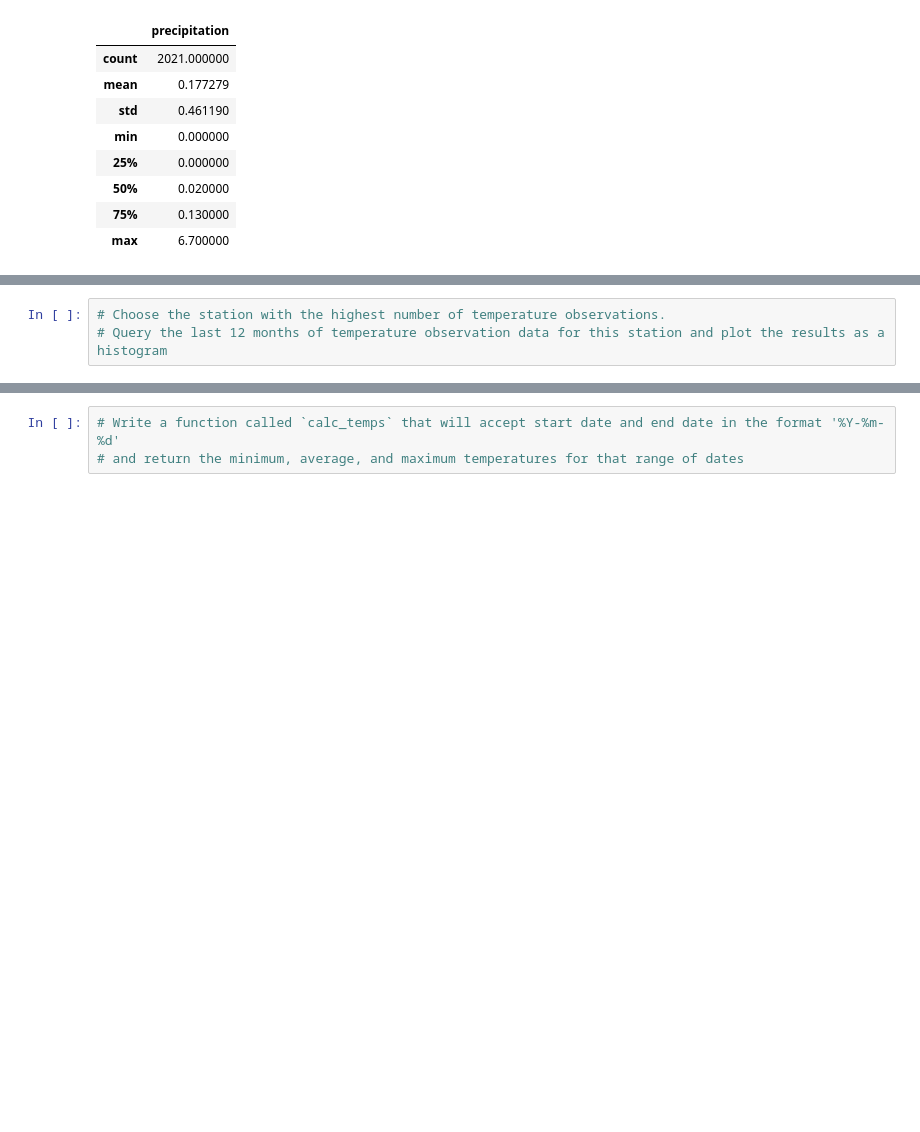
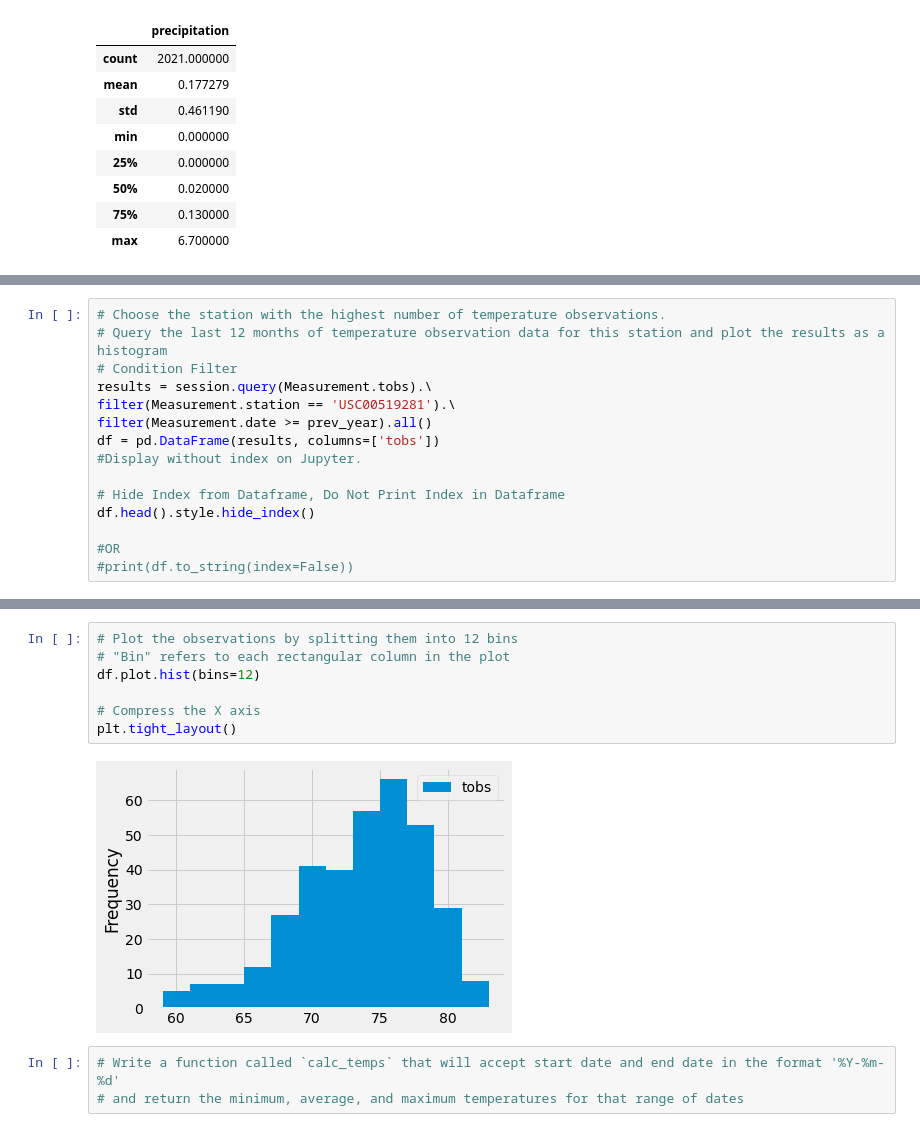
Before and after one commit to amykatherines/surfs_up, a Jupyter notebook: climate_analysis.ipynb, the cells around one changed output, grey strips where cells are left out. Drawn from its saved outputs; the diff is of its cells as text; blank space fills up the shorter version.

```diff
--- a/climate_analysis.ipynb
+++ b/climate_analysis.ipynb
@@ -121,3 +155,15 @@ df.describe()
 # %%
 # Choose the station with the highest number of temperature observations.
 # Query the last 12 months of temperature observation data for this station and plot the results as a histogram
+# Condition Filter
+results = session.query(Measurement.tobs).\
+filter(Measurement.station == 'USC00519281').\
+filter(Measurement.date >= prev_year).all()
+df = pd.DataFrame(results, columns=['tobs'])
+#Display without index on Jupyter.
+
+# Hide Index from Dataframe, Do Not Print Index in Dataframe
+df.head().style.hide_index()
+
+#OR
+#print(df.to_string(index=False))
@@ -124,3 +177,12 @@ df.describe()
+# %%
+# Plot the observations by splitting them into 12 bins
+# "Bin" refers to each rectangular column in the plot
+df.plot.hist(bins=12)
+
+# Compress the X axis
+plt.tight_layout()
+# %% [output]
+[figure, added]
 # %%
 # Write a function called `calc_temps` that will accept start date and end date in the format '%Y-%m-%d'
 # and return the minimum, average, and maximum temperatures for that range of dates
```
Also changed, not shown: parts of 7 cells of this notebook.
